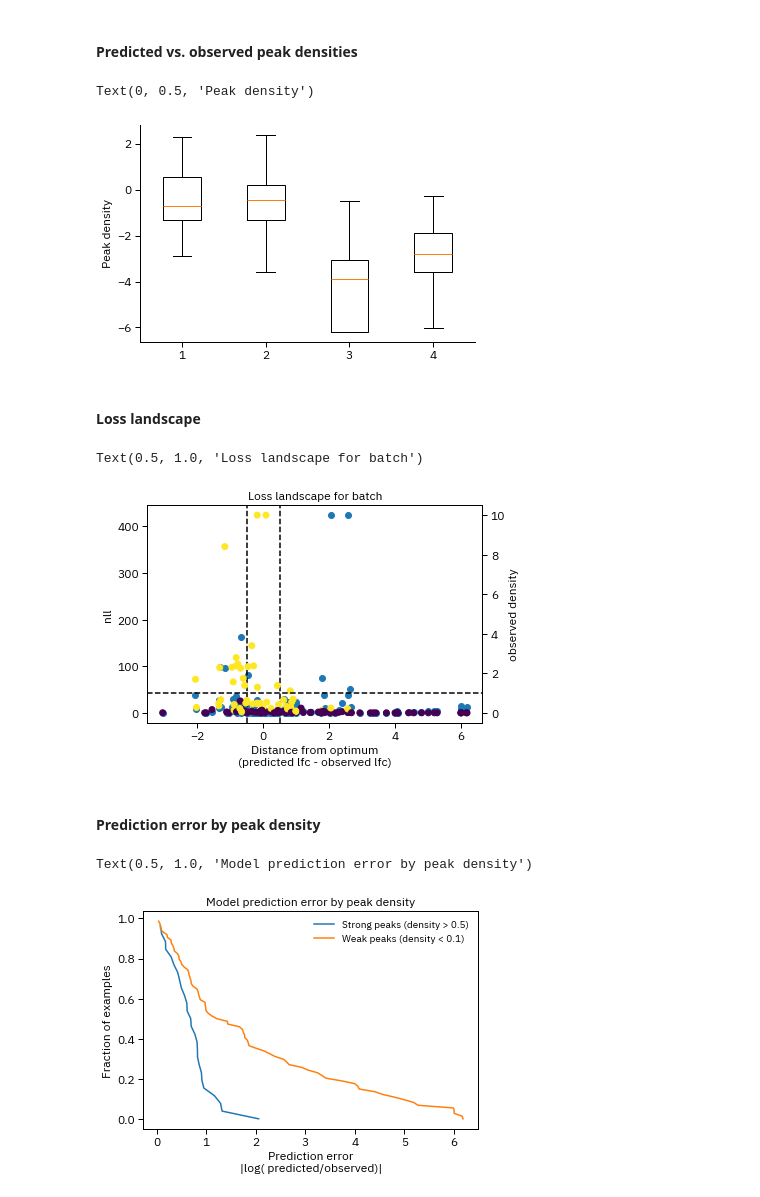
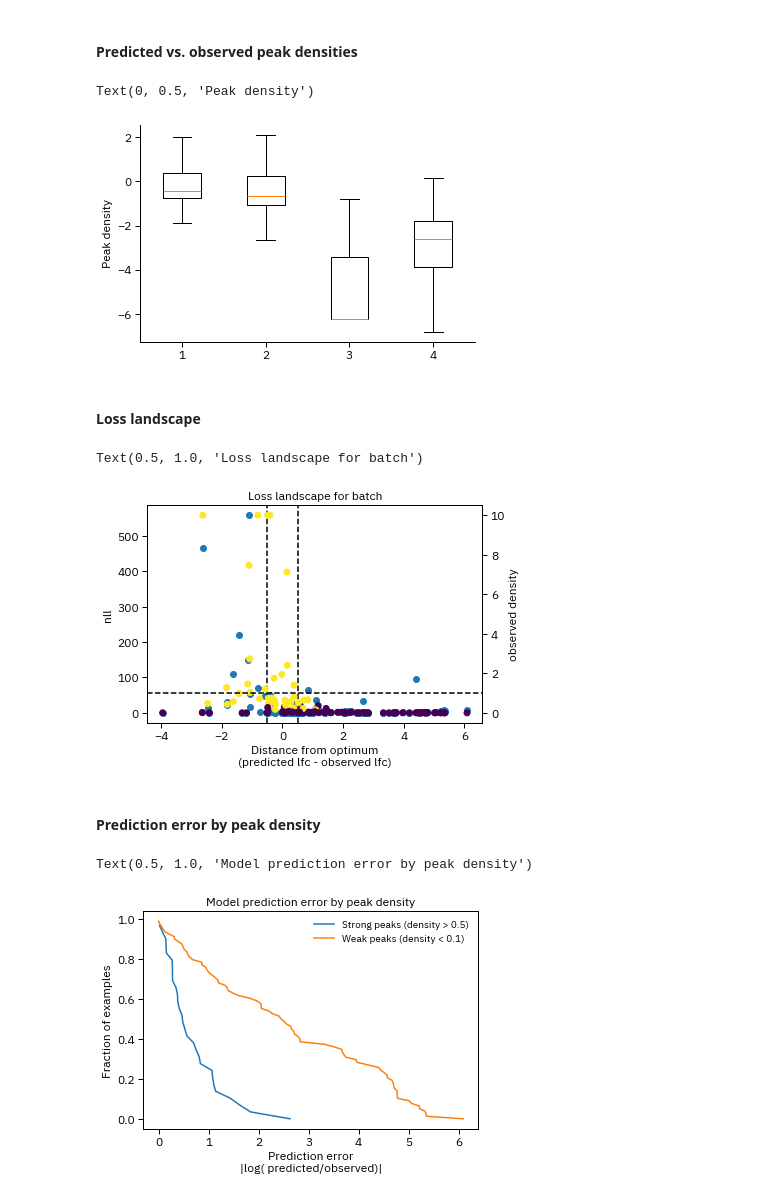
Before and after one commit to vierstralab/vinson, a Jupyter notebook: DHS_Quantitative_Model.ipynb, the cells around one changed output. Cells and saved outputs as stored; diff of their text form; code cells hidden in the pictures.

```diff
--- a/DHS_Quantitative_Model.ipynb
+++ b/DHS_Quantitative_Model.ipynb
@@ -34,7 +34,7 @@ _ = model.eval()
 # %% [markdown]
 ### Load in dataset and dataloader
 # %%
-eval_samples_file = "/net/seq/data2/projects/sabramov/SuperIndex/hotspot3/w_babachi_new.v23/ml_prediction/JUL10/continious_annotation/data_JUL10.batch1.val.h5"
+eval_samples_file = "/net/seq/data2/projects/sabramov/SuperIndex/hotspot3/w_babachi_new.v23/ml_prediction/JUL10/continious_annotation/data_JUL10.batch2.val.h5"
 
 embeddings_file = "/home/jvierstra/proj/vinson/data/embeddings.tsv"
 read_depth_file = "/net/seq/data2/projects/sabramov/SuperIndex/hotspot3/w_babachi_new.v23/ml_prediction/JUL10//continious_annotation/total_cutcounts.tsv"
@@ -74,7 +74,7 @@
 ### Load in pre-trained variant model
 # %%
 pretrained_state_dict = torch.load(
-    "models/regression_data_JUL10.batch1_v3_poisson/checkpoints/last.ckpt",
+    "models/regression_data_JUL10.batch1_v4_poisson_test/checkpoints/last.ckpt",
     map_location=torch.device("cpu"),
 )["state_dict"]
 
@@ -84,7 +84,7 @@ _ = model.eval()
 # %% [markdown]
 ### Predict variants (random batch)
 # %%
-batch = next(iter(eval_dataloader))
+batch = next(iter(dataloader))
 
 X_seq, X_embed, indicator, density, read_depth, r = (
     batch["seq"],
@@ -162,7 +162,7 @@ b = plt.boxplot(y, showfliers=False)
 plt.ylabel("Peak density")
 # %% [output]
 Text(0, 0.5, 'Peak density')
-[figure, old version]
+[figure, new version]
 # %% [markdown]
 #### Loss landscape
 # %%
@@ -189,28 +189,28 @@ ax.set_ylabel("observed density")
 plt.title("Loss landscape for batch")
 # %% [output]
 Text(0.5, 1.0, 'Loss landscape for batch')
-[figure, old version]
+[figure, new version]
 # %% [markdown]
 #### Prediction error by peak density
 # %%
 lfc_abs = lfc.abs()
 
 x = lfc_abs[density > 0.5]
 rank = np.arange(len(x)) / len(x)
 plt.plot(np.sort(x)[::-1], rank, label="Strong peaks (density > 0.5)")
 
 x = lfc_abs[density < 0.1]
 rank = np.arange(len(x)) / len(x)
-plt.plot(np.sort(z)[::-1], rank, label="Weak peaks (density < 0.1)")
+plt.plot(np.sort(x)[::-1], rank, label="Weak peaks (density < 0.1)")
 
 plt.xlabel("Prediction error\n|log( predicted/observed)|")
 plt.ylabel("Fraction of examples")
 
 plt.legend()
 
 [plt.gca().spines[loc].set_visible(True) for loc in ["top", "right"]]
 
 plt.title("Model prediction error by peak density")
 # %% [output]
 Text(0.5, 1.0, 'Model prediction error by peak density')
-[figure, old version]
+[figure, new version]
```
Also changed, not shown: parts of 2 cells of this notebook, 4 other files.
